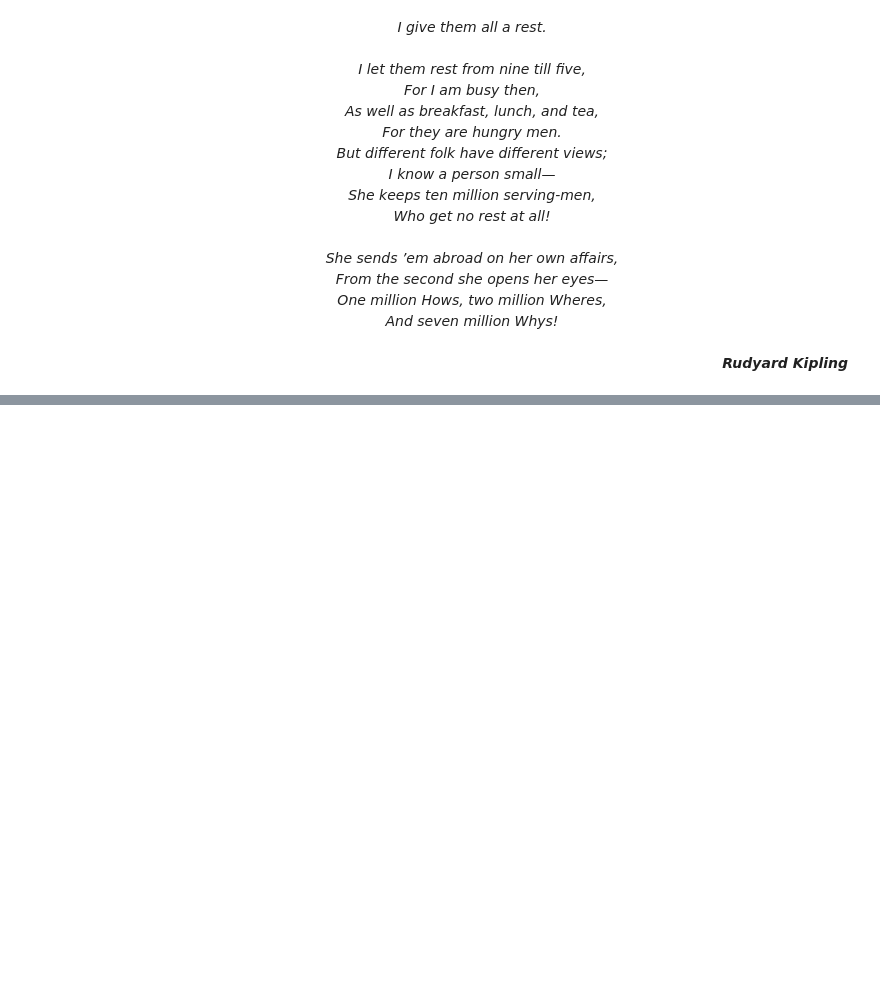
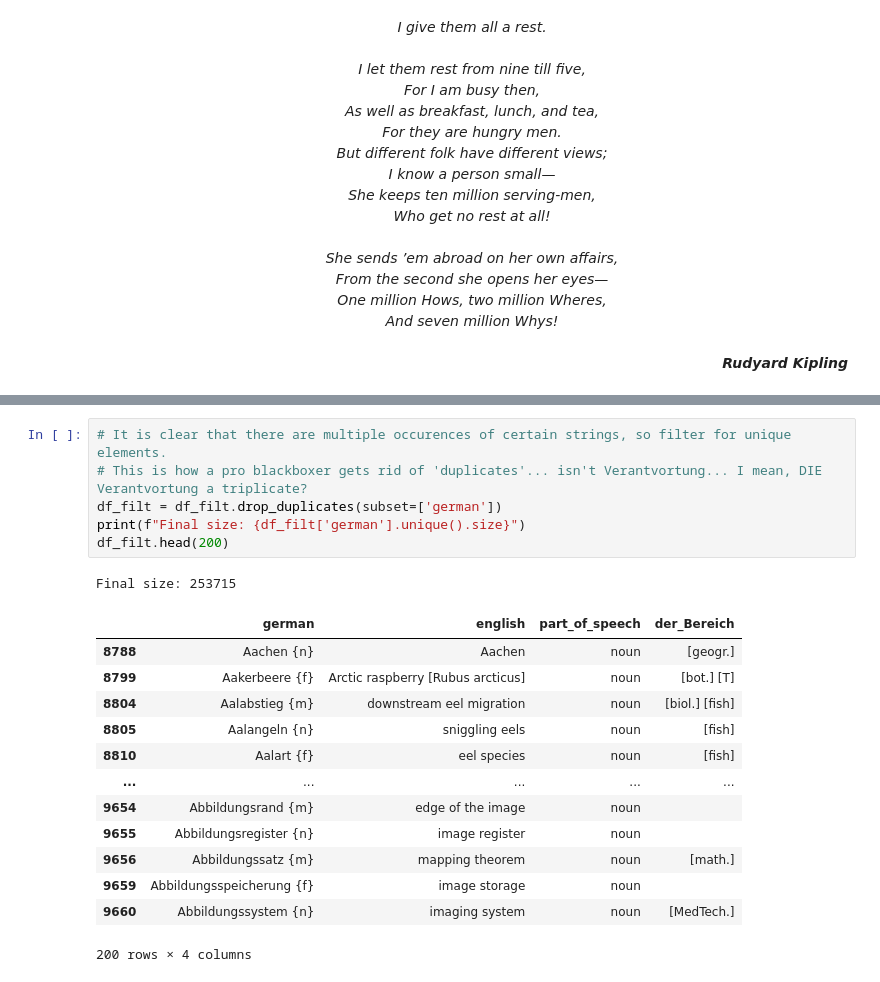
Before and after one commit to zalanfulop/german_nouns, a Jupyter notebook: noun_gender_predict.ipynb, the cells around one changed output, grey strips where cells are left out. Cells and saved outputs as stored; diff of their text form; blank space fills up the shorter version.

```diff
--- a/noun_gender_predict.ipynb
+++ b/noun_gender_predict.ipynb
@@ -55,0 +248,21 @@ The article lists noun-groups associated with each gender.
+# %%
+# It is clear that there are multiple occurences of certain strings, so filter for unique elements.
+# This is how a pro blackboxer gets rid of 'duplicates'... isn't Verantvortung... I mean, DIE Verantvortung a triplicate?
+df_filt = df_filt.drop_duplicates(subset=['german'])
+print(f"Final size: {df_filt['german'].unique().size}")
+df_filt.head(200)
+# %% [output]
+Final size: 253715
+|  | german | english | part_of_speech | der_Bereich |
+| 8788 | Aachen {n} | Aachen | noun | [geogr.] |
+| 8799 | Aakerbeere {f} | Arctic raspberry [Rubus arcticus] | noun | [bot.] [T] |
+| 8804 | Aalabstieg {m} | downstream eel migration | noun | [biol.] [fish] |
+| 8805 | Aalangeln {n} | sniggling eels | noun | [fish] |
+| 8810 | Aalart {f} | eel species | noun | [fish] |
+| ... | ... | ... | ... | ... |
+| 9654 | Abbildungsrand {m} | edge of the image | noun |  |
+| 9655 | Abbildungsregister {n} | image register | noun |  |
+| 9656 | Abbildungssatz {m} | mapping theorem | noun | [math.] |
+| 9659 | Abbildungsspeicherung {f} | image storage | noun |  |
+| 9660 | Abbildungssystem {n} | imaging system | noun | [MedTech.] |
+200 rows × 4 columns
```
Also changed, not shown: parts of 21 cells of this notebook.
